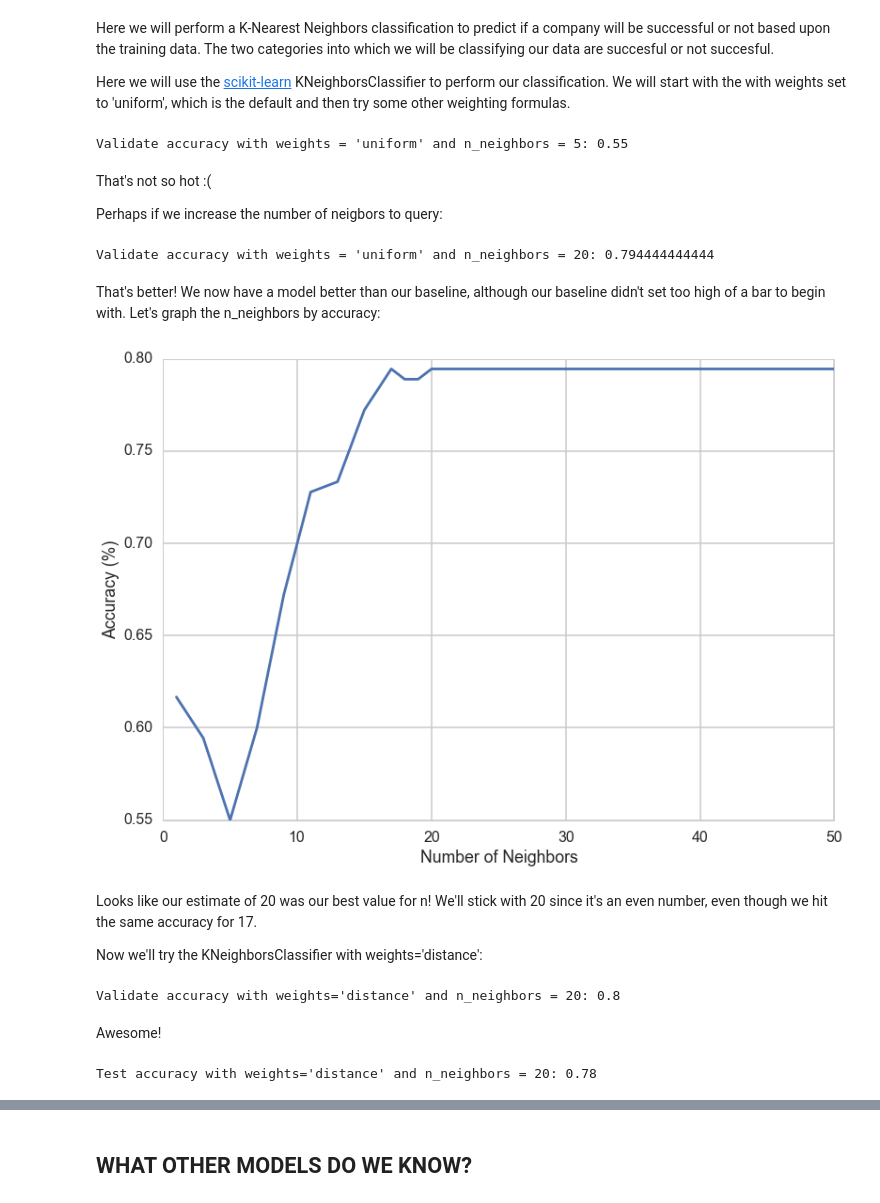
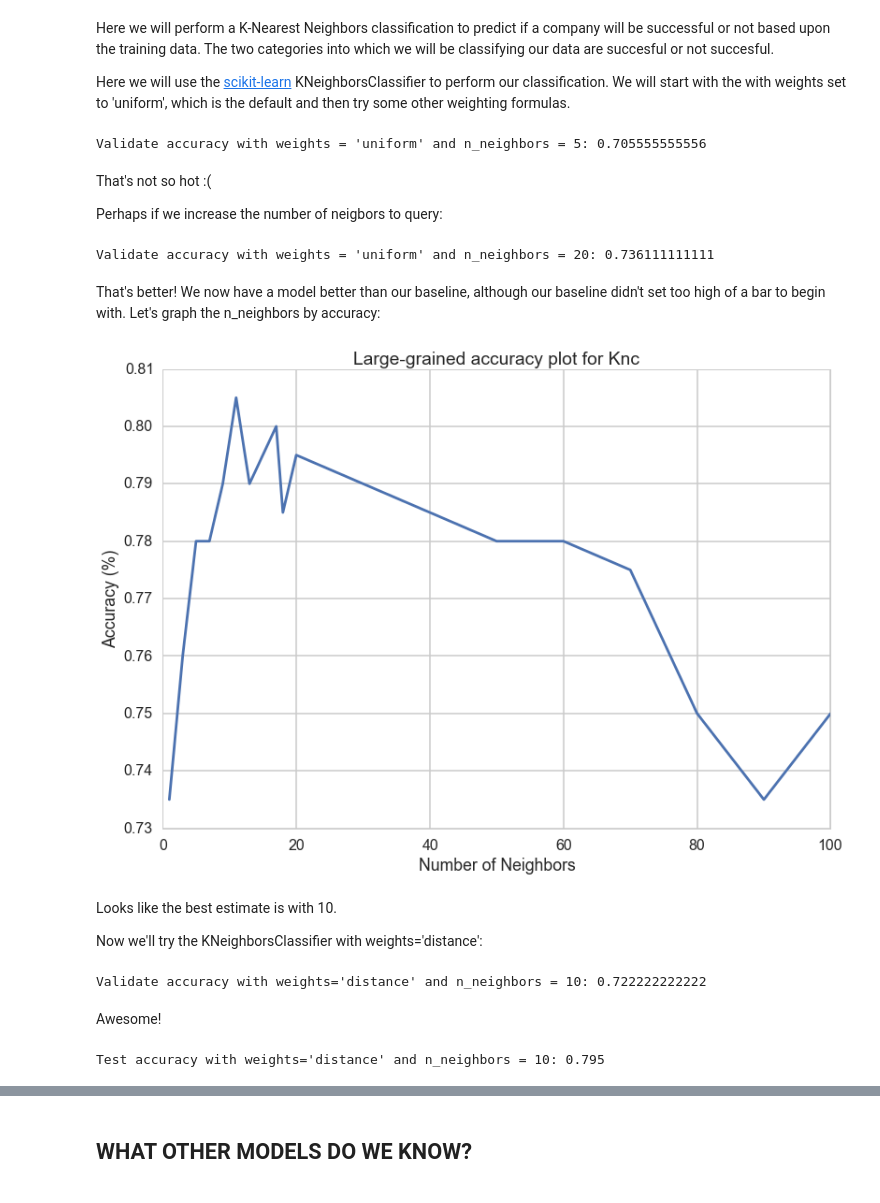
Before and after one commit to nicodri/CS109_crunchbase, a Jupyter notebook: EnsembleAnalysis.ipynb, the cells around one changed output, grey strips where cells are left out. Saved outputs shown, nothing was run; the diff lists cells and outputs as text; code cells hidden in the pictures.

```diff
--- a/EnsembleAnalysis.ipynb
+++ b/EnsembleAnalysis.ipynb
@@ -272,3 +324,13 @@ y_test.to_csv("tmp/y_test.csv", index=False, header=True, encoding="utf-8")
 ## The Baseline Model
 # %% [markdown]
 Now we will attempt to find a baseline to improve upon. A basic baseline would be assuming that all companies fail or all companies succeed.  Let's take a look at what those two assumptions would yield.
+# %%
+# Loading the data with the index
+X_train = pd.read_csv("tmp/X_train.csv", index_col='Unnamed: 0')
+y_train = pd.read_csv("tmp/y_train.csv", index_col='Unnamed: 0').success
+
+X_validate = pd.read_csv("tmp/X_validate.csv", index_col='Unnamed: 0')
+y_validate = pd.read_csv("tmp/y_validate.csv", index_col='Unnamed: 0').success
+
+X_test = pd.read_csv("tmp/X_test.csv", index_col='Unnamed: 0')
+y_test = pd.read_csv("tmp/y_test.csv", index_col='Unnamed: 0').sucess
@@ -297,7 +366,7 @@ knc.fit(X_train, y_train)
 validate_accuracy = knc.score(X_validate,y_validate)
 print "Validate accuracy with weights = 'uniform' and n_neighbors = 5: %s " % validate_accuracy
 # %% [output]
-Validate accuracy with weights = 'uniform' and n_neighbors = 5: 0.55
+Validate accuracy with weights = 'uniform' and n_neighbors = 5: 0.705555555556
 # %% [markdown]
 That's not so hot :(
 
@@ -308,40 +377,42 @@ knc.fit(X_train, y_train)
 validate_accuracy = knc.score(X_validate,y_validate)
 print "Validate accuracy with weights = 'uniform' and n_neighbors = 20: %s" % validate_accuracy
 # %% [output]
-Validate accuracy with weights = 'uniform' and n_neighbors = 20: 0.794444444444
+Validate accuracy with weights = 'uniform' and n_neighbors = 20: 0.736111111111
 # %% [markdown]
 That's better!  We now have a model better than our baseline, although our baseline didn't set too high of a bar to begin with.  Let's graph the n_neighbors by accuracy:
 # %%
 # TODO GRAPH THE N_NEIGBORS (X-AXIS)  BY ACCURACY (Y-AXIS)!
-neighbors=[1,3,5,7,9,11,13,15,17,18,19,20,30,40,50]
+# Large-grained
+neighbors=[1,3,5,7,9,11,13,15,17,18,19,20,30,40,50, 60, 70, 80, 90, 100]
 accuracies=[]
 for n in neighbors:
     knc = KNeighborsClassifier(n_neighbors=n)
     knc.fit(X_train, y_train)
-    accuracies.append(knc.score(X_validate,y_validate))
+    accuracies.append(knc.score(X_test,y_test))
 plt.figure()
 plt.plot(neighbors,accuracies)
 plt.xlabel("Number of Neighbors")
 plt.ylabel("Accuracy (%)")
+plt.title('Large-grained accuracy plot for Knc')
 plt.show()
 # %% [output]
-[figure, old version]
+[figure, new version]
-# %% [markdown]
-Looks like our estimate of 20 was our best value for n! We'll stick with 20 since it's an even number, even though we hit the same accuracy for 17.
-
-Now we'll try the KNeighborsClassifier with weights='distance':
+# %% [markdown]
+Looks like the best estimate is with 10.
+
+Now we'll try the KNeighborsClassifier with weights='distance':
 # %%
-knc = KNeighborsClassifier(n_neighbors=20, weights='distance')
+knc = KNeighborsClassifier(n_neighbors=10, weights='distance')
 knc.fit(X_train, y_train)
 validate_accuracy = knc.score(X_validate,y_validate)
-print "Validate accuracy with weights='distance' and n_neighbors = 20: %s" % validate_accuracy
+print "Validate accuracy with weights='distance' and n_neighbors = 10: %s" % validate_accuracy
 # %% [output]
-Validate accuracy with weights='distance' and n_neighbors = 20: 0.8
+Validate accuracy with weights='distance' and n_neighbors = 10: 0.722222222222
 # %% [markdown]
 Awesome!
 # %%
 # Let's see how our test data fares using this KNC
 test_accuracy = knc.score(X_test,y_test)
-print "Test accuracy with weights='distance' and n_neighbors = 20: %s" % test_accuracy
+print "Test accuracy with weights='distance' and n_neighbors = 10: %s" % test_accuracy
 # %% [output]
-Test accuracy with weights='distance' and n_neighbors = 20: 0.78
+Test accuracy with weights='distance' and n_neighbors = 10: 0.795
```
Also changed, not shown: parts of 40 cells of this notebook, 10 other files.
